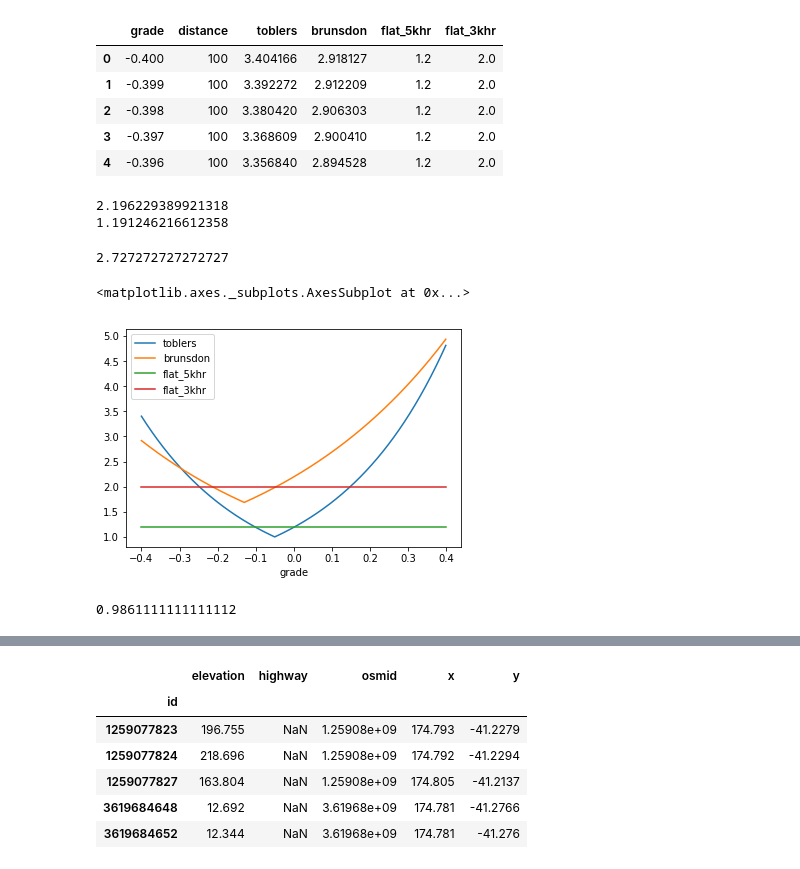
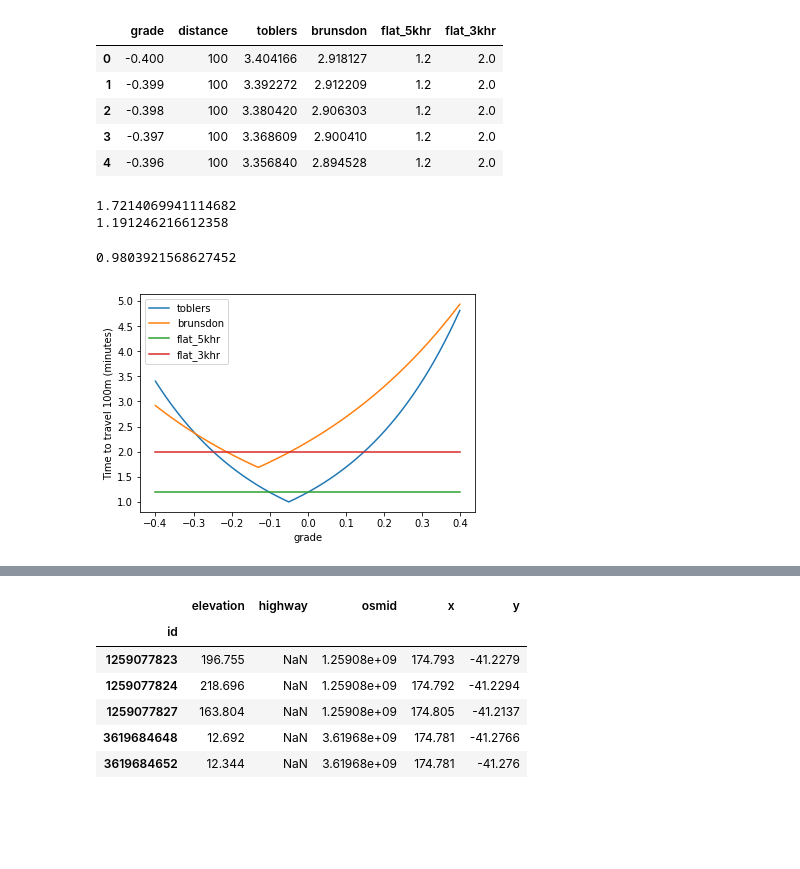
Before and after one commit to shriv/playground-pubs, a Jupyter notebook: Accessing council playgrounds.ipynb, the cells around one changed output, grey strips where cells are left out. Drawn from its saved outputs; the diff is of its cells as text; code cells hidden in the pictures; blank space fills up the shorter version.

```diff
--- a/Accessing council playgrounds.ipynb
+++ b/Accessing council playgrounds.ipynb
@@ -168,24 +202,20 @@ test_df['flat_3khr'] = flat_travel_time(test_df['distance'], 3.0)
 | 3 | -0.397 | 100 | 3.368609 | 2.900410 | 1.2 | 2.0 |
 | 4 | -0.396 | 100 | 3.356840 | 2.894528 | 1.2 | 2.0 |
 # %%
-print(hiking_time(0, 100, params_list=[3.557, 2.03, 0.13]))
+print(hiking_time(-0.12, 100, params_list=[3.557, 2.03, 0.13]))
 print(hiking_time(0, 100))
 # %% [output]
-2.196229389921318
+1.7214069941114682
 1.191246216612358
 # %%
-(100 / 2.2) * (60/1000)
+(100 / 1.7) * (1/60)
 # %% [output]
-2.727272727272727
+0.9803921568627452
 # %%
 test_df[['toblers', 'brunsdon', 'flat_5khr', 'flat_3khr', 'grade']].plot(x='grade')
+plt.ylabel('Time to travel 100m (minutes)');
 # %% [output]
-<matplotlib.axes._subplots.AxesSubplot at 0x...>
-[figure, old version]
+[figure, new version]
-# %%
-(1000/3600) * 3.55
-# %% [output]
-0.9861111111111112
 # %%
 data = ox.get_undirected(G).edges(keys=True, data=True)
 data_df = pd.DataFrame([data for u, v, k, data in ox.get_undirected(G).edges(keys=True, data=True)])
```
Also changed, not shown: parts of 36 cells of this notebook.
